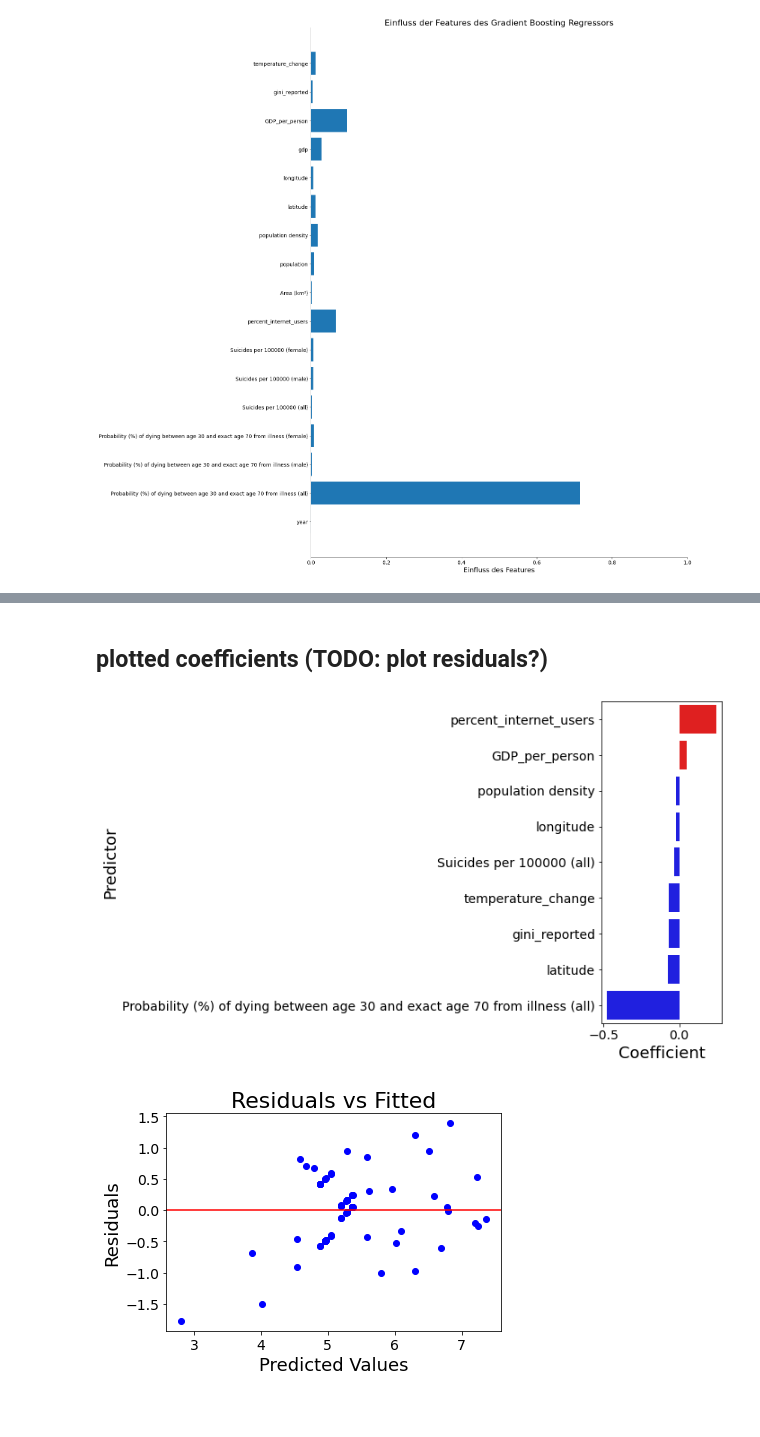
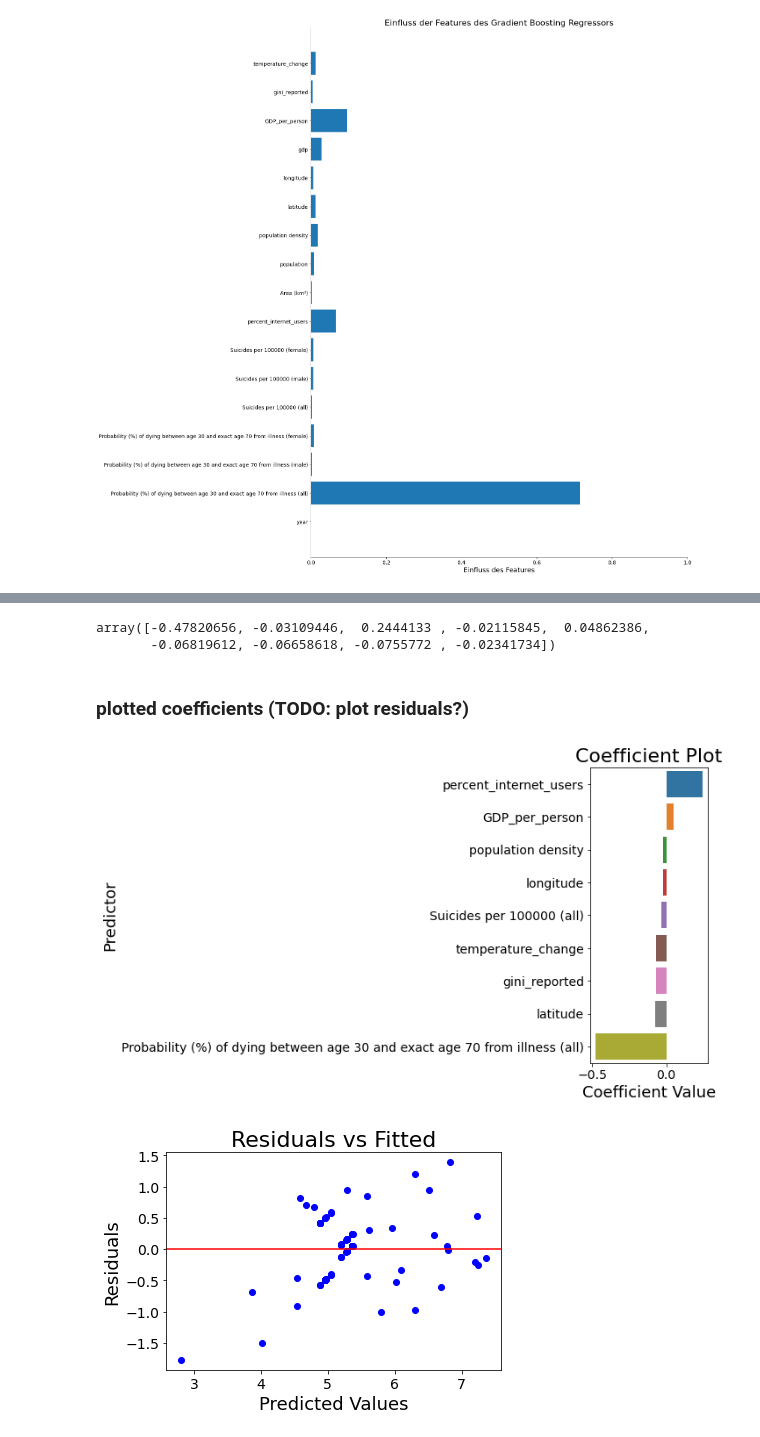
Before and after one commit to Dariokula/VisualizationProj23, a Jupyter notebook: all_datsets_26_08_Dario.ipynb, the cells around one changed output, grey strips where cells are left out. Saved outputs shown, nothing was run; the diff lists cells and outputs as text; code cells hidden in the pictures; blank space fills up the shorter version.

Commit message:
lm coefficient werden wieder geplottet

```diff
--- a/all_datsets_26_08_Dario.ipynb
+++ b/all_datsets_26_08_Dario.ipynb
@@ -1201,21 +1239,34 @@ const
 Probability (%) of dying between age 30 and exact age 70 from illness (all)
 percent_internet_users
 temperature_change
+# %%
+model.coef_
+# %% [output]
+array([-0.47820656, -0.03109446,  0.2444133 , -0.02115845,  0.04862386,
+       -0.06819612, -0.06658618, -0.0755772 , -0.02341734])
 # %% [markdown]
-## plotted coefficients (TODO: plot residuals?)
+### plotted coefficients (TODO: plot residuals?)
 # %%
-colors = ['blue' if c < 0 else 'red' for c in sorted_coef_df['Coefficient']]
-palette = sns.color_palette(colors)
+
+coefficients = model.coef_
+predictor_names = X_train.columns
+
+# Create a dataframe to store the coefficients and predictor names
+coef_df = pd.DataFrame({'Predictor': predictor_names, 'Coefficient': coefficients})
+
+# Sort the dataframe by coefficient values
+sorted_coef_df = coef_df.sort_values(by='Coefficient', ascending=False)
 
 # Create the coefficient plot using Seaborn
 plt.figure(figsize=(10, 6))
-sns.barplot(x='Coefficient', y='Predictor', data=sorted_coef_df, palette=palette)
-plt.xlabel('Coefficient')
+sns.barplot(x='Coefficient', y='Predictor', data=sorted_coef_df)
+plt.xlabel('Coefficient Value')
 plt.ylabel('Predictor')
+plt.title('Coefficient Plot')
 plt.tight_layout()
 plt.show()
 # %% [output]
-[figure, old version]
+[figure, new version]
 # %%
 
 plt.scatter(y_pred, y_pred - y_test, c='blue')
```
Also changed, not shown: parts of 19 cells of this notebook.
